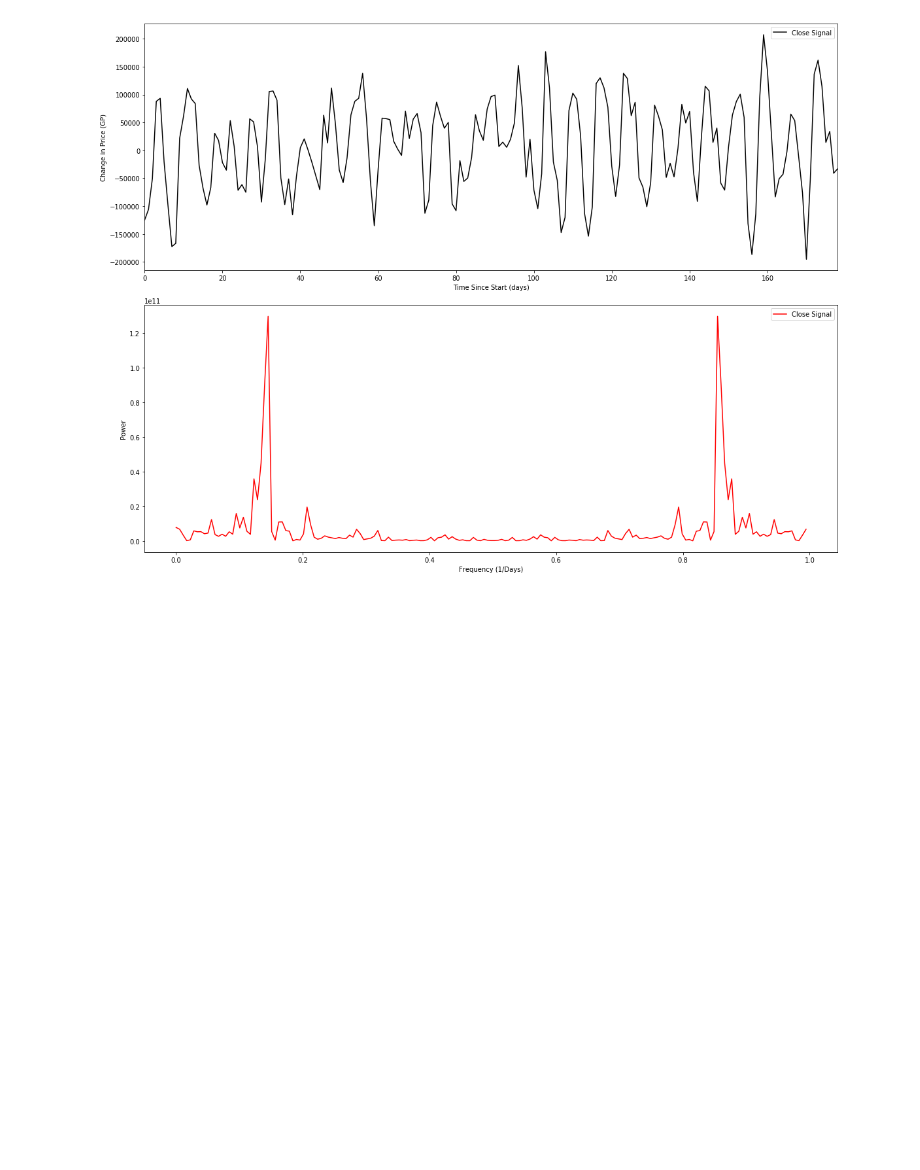
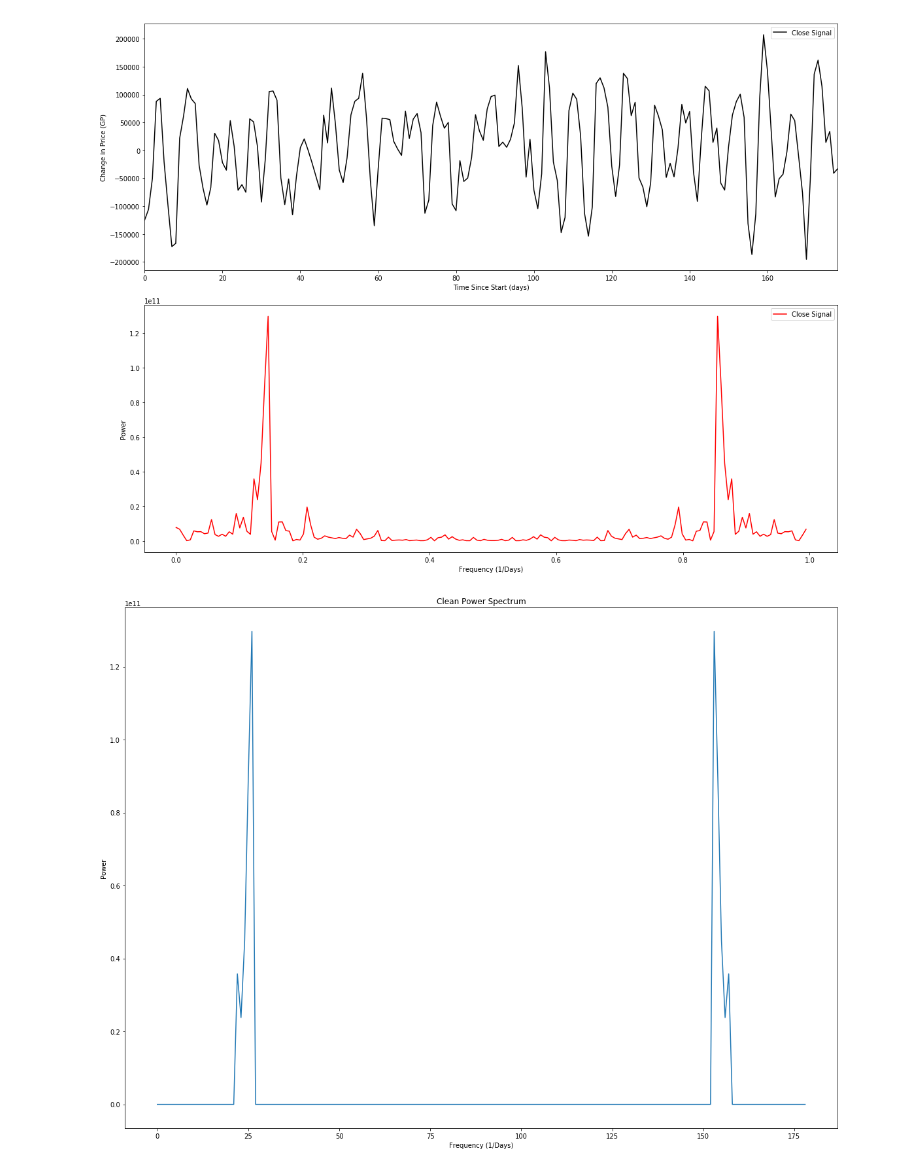
Before and after one commit to nurriol2/forecasting, a Jupyter notebook: Fourier Forecasting.ipynb, the cells around one changed output. Saved outputs shown, nothing was run; the diff lists cells and outputs as text; code cells hidden in the pictures; blank space fills up the shorter version.

```diff
--- a/Fourier Forecasting.ipynb
+++ b/Fourier Forecasting.ipynb
@@ -157,3 +203,13 @@ plt.legend()
 plt.show()
 # %% [output]
 [figure]
+# %%
+indices = PSD>(0.2e11)
+PSDClean = PSD*indices
+plt.plot(np.arange(len(PSD)), PSDClean)
+plt.xlabel("Frequency (1/Days)")
+plt.ylabel("Power")
+plt.title("Clean Power Spectrum")
+plt.show()
+# %% [output]
+[figure, added]
```
Also changed, not shown: parts of 29 cells of this notebook.
